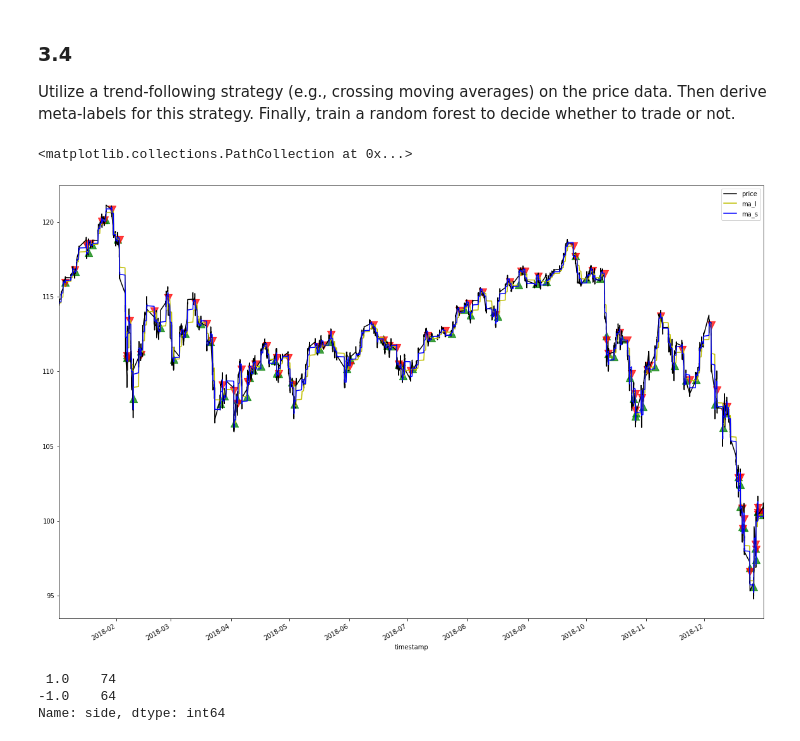
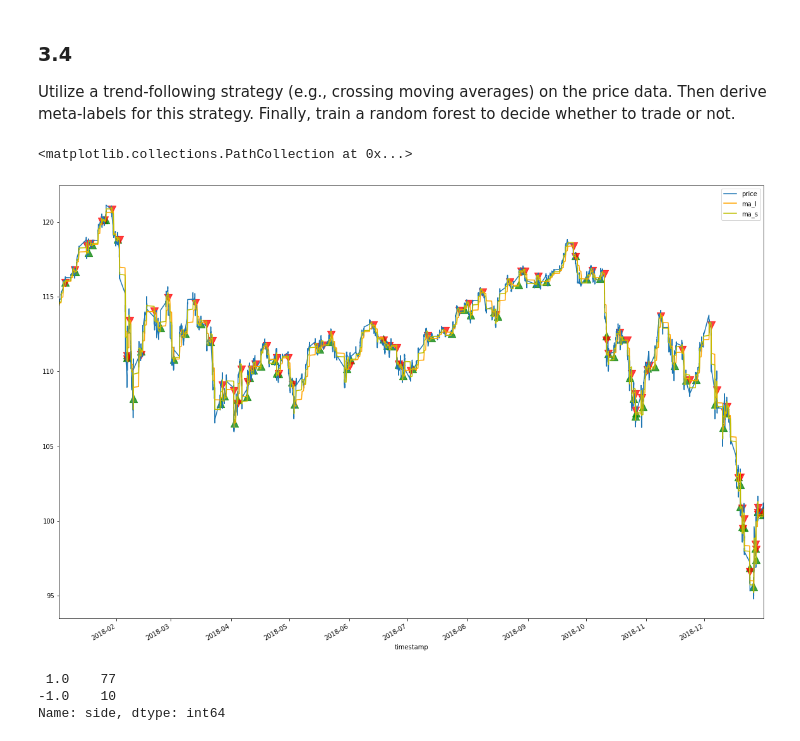
Before and after one commit to masonl93/F-ML, a Jupyter notebook: data_analysis/ch3.ipynb, the cells around one changed output. Saved outputs shown, nothing was run; the diff lists cells and outputs as text; code cells hidden in the pictures.

```diff
--- a/data_analysis/ch3.ipynb
+++ b/data_analysis/ch3.ipynb
@@ -18,7 +18,7 @@ sys.path.append(os.path.dirname(os.path.abspath('')))
 import adv_fin_ml_func as fml
 
 %matplotlib inline
-matplotlib.rcParams['figure.figsize'] = (20.0, 14.0)
+plt.rcParams['figure.figsize'] = (20.0, 14.0)
 importlib.reload(sys.modules['adv_fin_ml_func'])
 importlib.reload(sys.modules['financial_data_structs'])
 # %% [output]
@@ -211,12 +211,12 @@ buy_signals = ma.buy_signal()
 sell_signals = ma.sell_signal()
 # %%
 date = '2018'
-ma.ma_df[date].plot(color=['k', 'y', 'b'])
+ma.ma_df[date].plot(color=[None, 'orange', 'y'])
 plt.scatter(buy_signals[date].index, buy_signals[date], c='g', marker='^', s=150, alpha=.75)
 plt.scatter(sell_signals[date].index, sell_signals[date], c='r', marker='v', s=150, alpha=.75)
 # %% [output]
 <matplotlib.collections.PathCollection at 0x...>
-[figure, old version]
+[figure, new version]
 # %%
 long = pd.Series(1, index=buy_signals.index)
 short = pd.Series(-1, index=sell_signals.index)
@@ -237,11 +237,11 @@ t1 = fml.addVerticalBarrier(tEvents, close, numDays=1)
 minRet = 0.01
 numThreads = 1
 ptSl = [1, 2]
-events = fml.getEvents(close, tEvents, ptSl, dailyVol, minRet, numThreads, t1=t1, side=side).dropna()
+events = fml.getEvents(close, tEvents, ptSl, dailyVol, minRet, numThreads, t1=t1, side=ma_side).dropna()
 events.side.value_counts()
 # %% [output]
- 1.0    74
--1.0    64
+ 1.0    77
+-1.0    10
 Name: side, dtype: int64
 # %%
 labels = fml.getBins_v2(events, close, t1).dropna()
```
Also changed, not shown: parts of 14 cells of this notebook, 2 other files.
